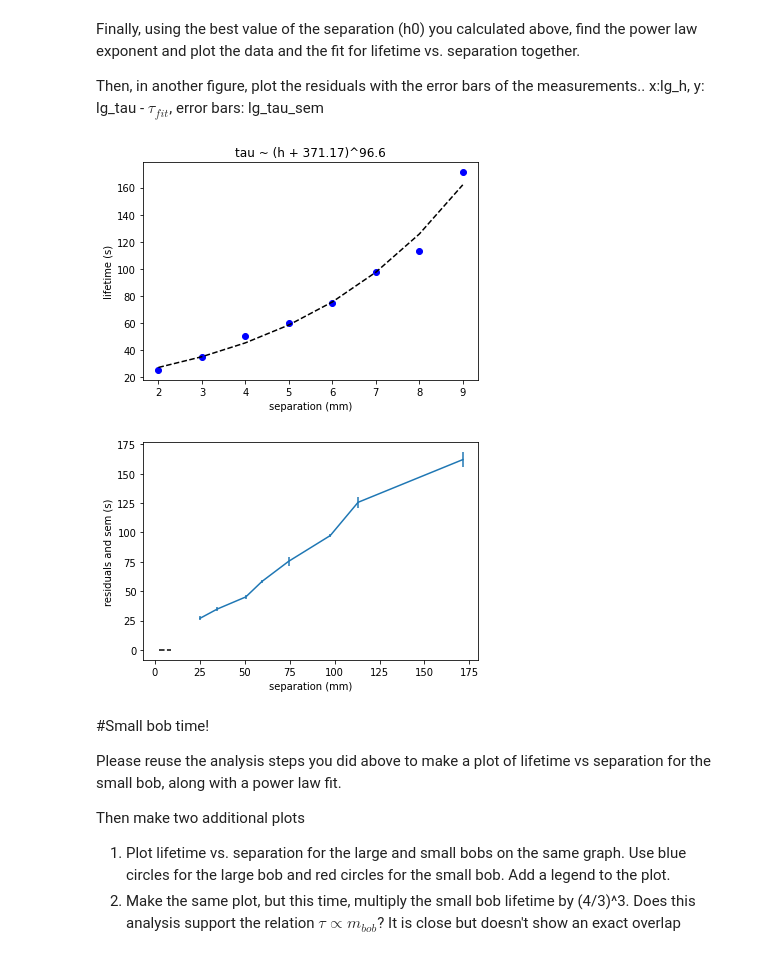
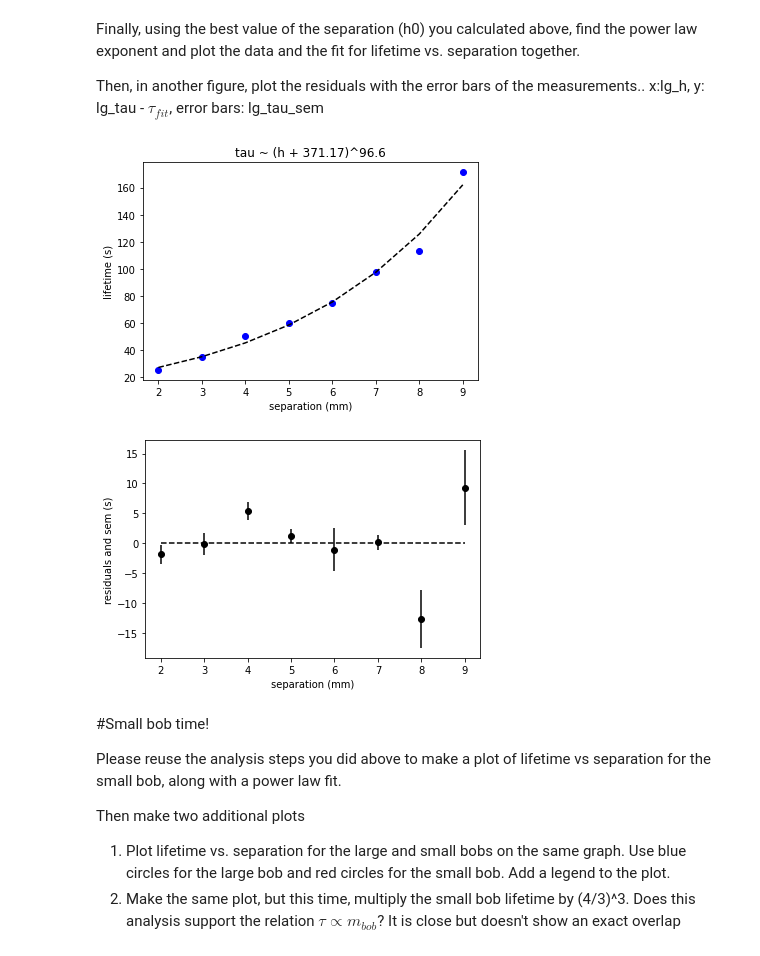
Before and after one commit to NYUExperimentalPhysics1-2021/labanalysis2-Tanya703, a Jupyter notebook: LabAnalysis2.ipynb, the cells around one changed output. Drawn from its saved outputs; the diff is of its cells as text; code cells hidden in the pictures.

```diff
--- a/LabAnalysis2.ipynb
+++ b/LabAnalysis2.ipynb
@@ -459,28 +466,28 @@ Then, in another figure, plot the residuals with the error bars of the measureme
 # %%
 hmin=h0
 x = np.log(np.array(lg_h) + hmin)
 y = np.log(lg_tau)
 
 m,b,yfit = fitLine(x,y) #CODE 24: fit to a line y = mx + b
 lg_taufit = np.exp(yfit)
 
 #CODE 25: plot lg_tau vs. lg_h with blue circles and lg_taufit vs lg_h with a black dashed line
 plt.plot(lg_h, lg_tau,  'bo', lg_h, np.exp(yfit), 'k--')
 plt.xlabel('separation (mm)')
 plt.ylabel('lifetime (s)')
 plt.title('tau ~ (h + {:.2f})^{:.1f}'.format(hmin, m) );
 
 plt.figure()
 #CODE 26: error bar plot of lg_tau-lg_taufit vs. lg_h, yerr = lg_tau_sem
-plt.errorbar(lg_tau, np.exp(yfit),yerr=lg_tau_sem)
+plt.errorbar(lg_h, lg_tau-lg_taufit,yerr=lg_tau_sem, fmt="ko")
 plt.xlabel('separation (mm)')
 plt.ylabel('residuals and sem (s)')
 
 #Add a black dashed line across the x-axis by plotting lg_h*0 vs lg_h.
 plt.plot(lg_h, lg_h*0, 'k--');
 # %% [output]
 [figure]
-[figure, old version]
+[figure, new version]
 # %% [markdown]
 #Small bob time!
 
```
Also changed, not shown: parts of 3 cells of this notebook.
